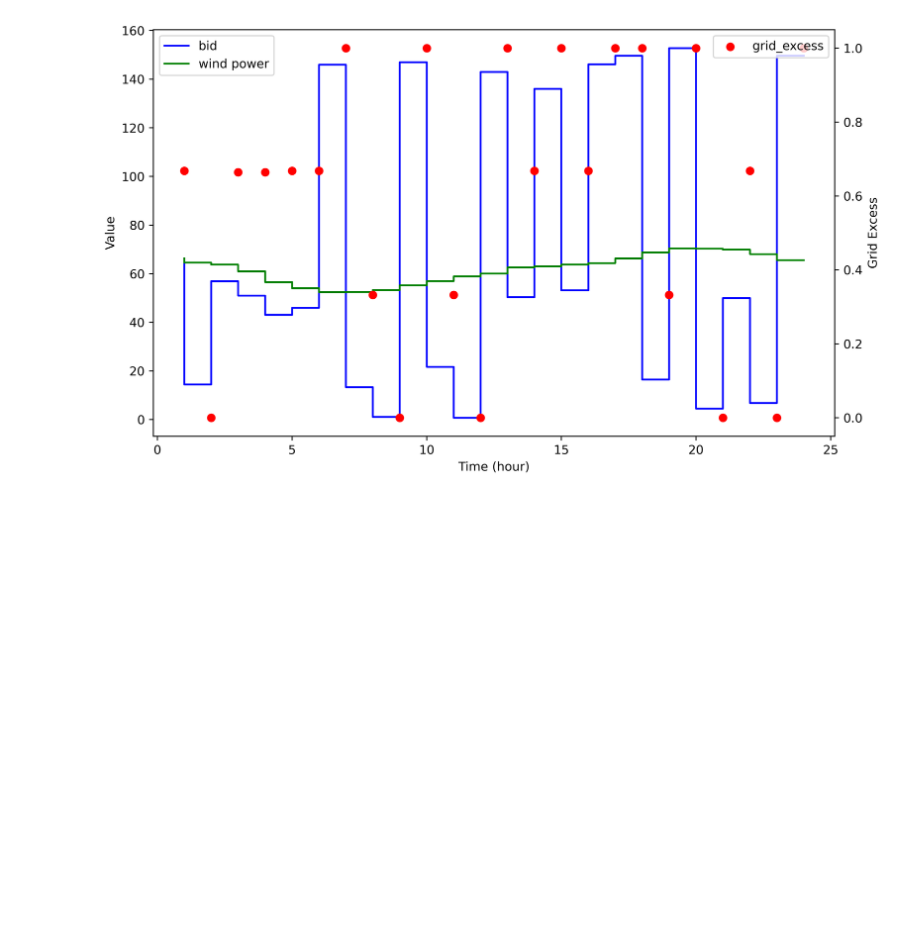
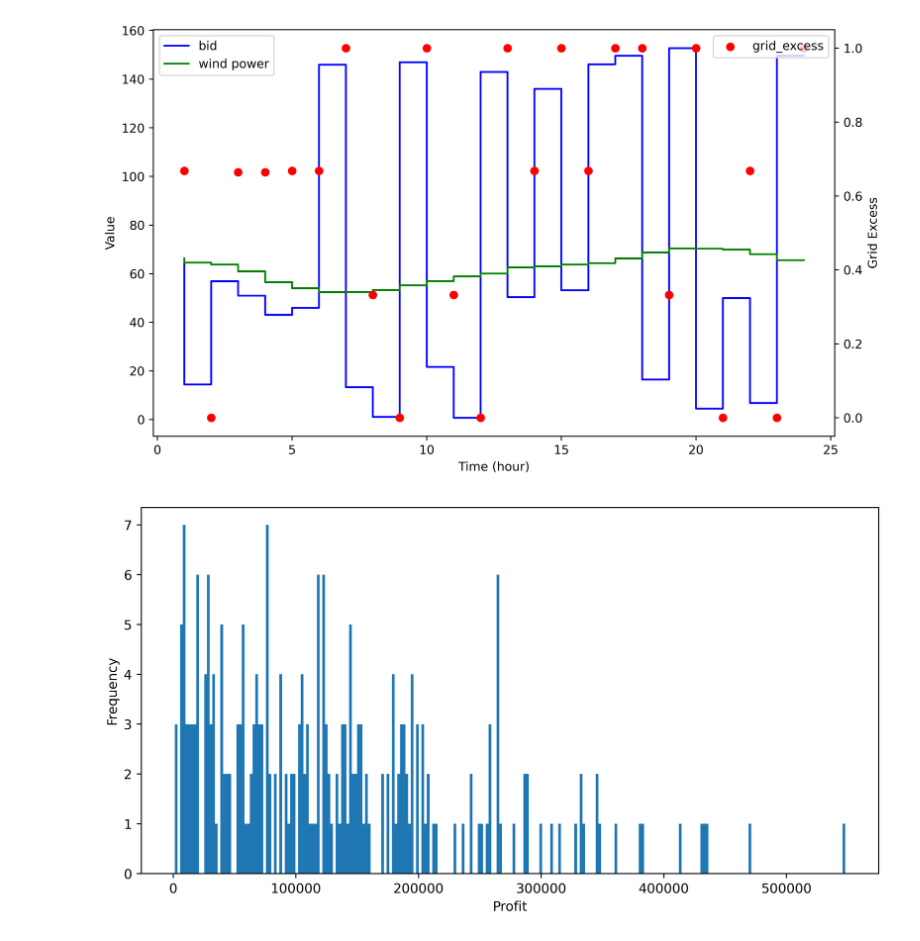
Before and after one commit to Max-f123/Renewables_in_Electricity_Markets, a Jupyter notebook: Assignment2/Task1/1_2_plots.ipynb, the cells around one changed output. Drawn from its saved outputs; the diff is of its cells as text; code cells hidden in the pictures; blank space fills up the shorter version.

```diff
--- a/Assignment2/Task1/1_2_plots.ipynb
+++ b/Assignment2/Task1/1_2_plots.ipynb
@@ -104,3 +104,12 @@ plt.show()
 # %% [output]
 TypeError: Axes.fill_betweenx() missing 2 required positional arguments: 'y' and 'x1'
 [figure]
+# %%
+profits = pd.read_csv('1_2_results/profits_1_2.csv')
+#make good looking histogram of profits
+plt.xlabel('Profit')
+plt.ylabel('Frequency')
+plt.hist(profits['profit'], bins=250)
+plt.savefig('1_2_results/profits_histogram.png')
+# %% [output]
+[figure, added]
```
Also changed, not shown: 7 other files.
